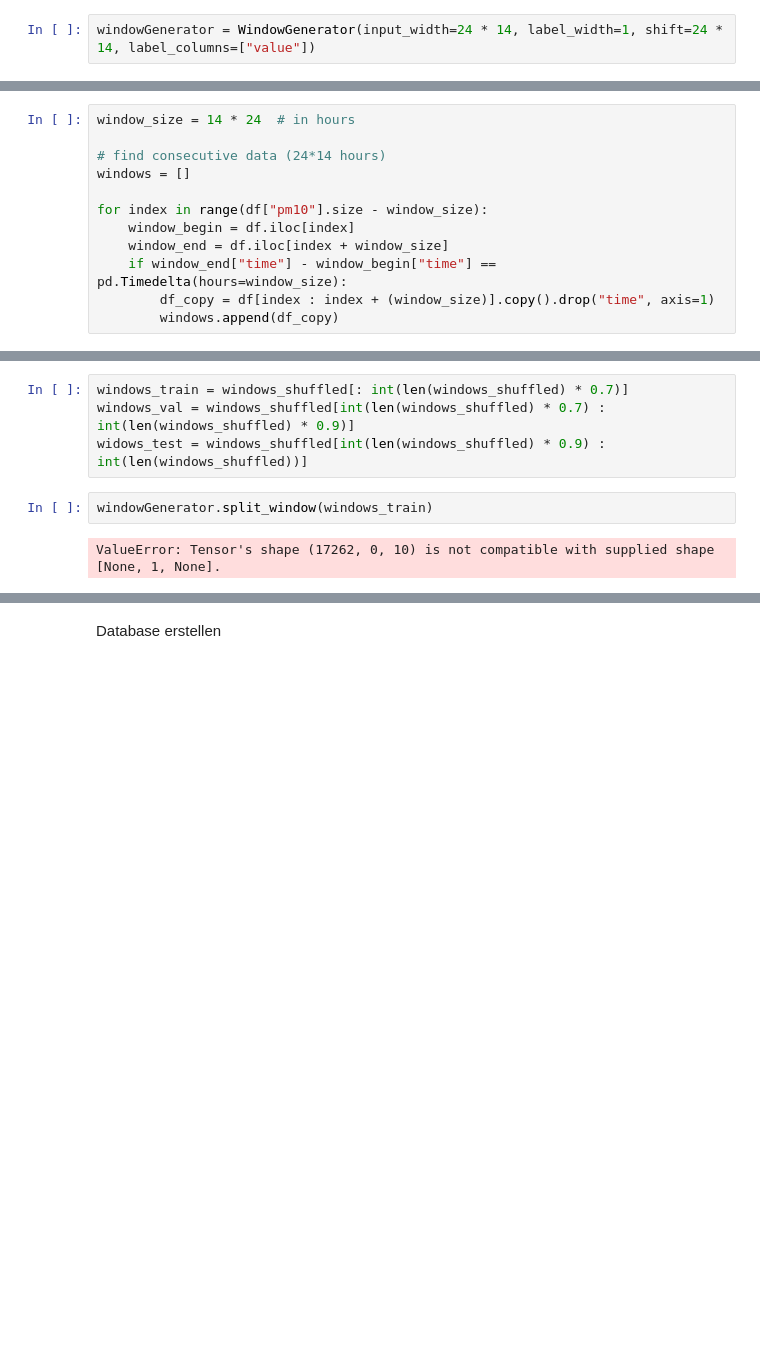
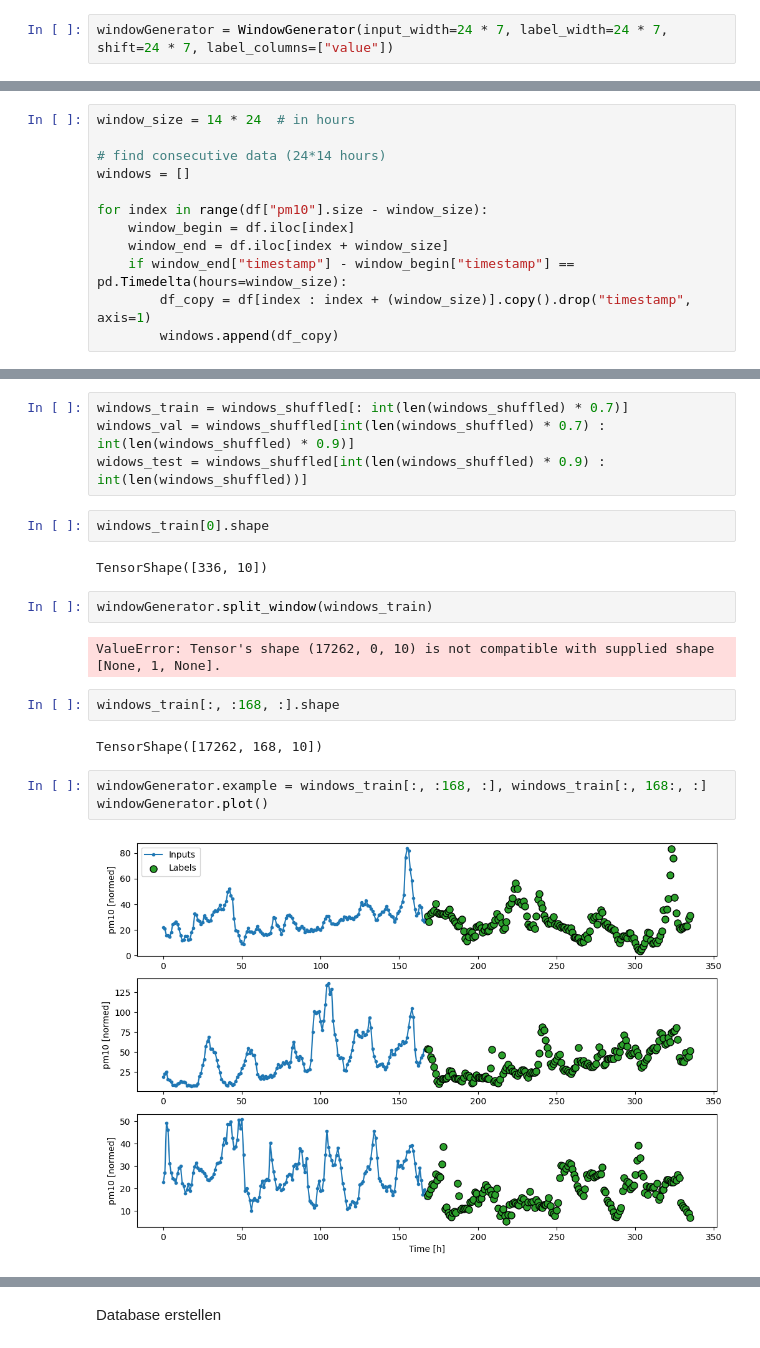
Before and after one commit to TheisNiklas/particulate-matter-prediction, a Jupyter notebook: src/model/tensorflowTesting.ipynb, the cells around one changed output, grey strips where cells are left out. Saved outputs shown, nothing was run; the diff lists cells and outputs as text; blank space fills up the shorter version.

Commit message:
build class Window Generator and implemented plot functionality and train, val, test split
Co-authored-by: Niklas Theis <TheisNiklas@users.noreply.github.com>

```diff
--- a/src/model/tensorflowTesting.ipynb
+++ b/src/model/tensorflowTesting.ipynb
@@ -246,7 +246,7 @@ class WindowGenerator:
             ]
         )
 # %%
-windowGenerator = WindowGenerator(input_width=24 * 14, label_width=1, shift=24 * 14, label_columns=["value"])
+windowGenerator = WindowGenerator(input_width=24 * 7, label_width=24 * 7, shift=24 * 7, label_columns=["value"])
 # %%
 def split_window(self, features):
     inputs = features[:, self.input_slice, :]
@@ -274,8 +325,8 @@ windows = []
 for index in range(df["pm10"].size - window_size):
     window_begin = df.iloc[index]
     window_end = df.iloc[index + window_size]
-    if window_end["time"] - window_begin["time"] == pd.Timedelta(hours=window_size):
-        df_copy = df[index : index + (window_size)].copy().drop("time", axis=1)
+    if window_end["timestamp"] - window_begin["timestamp"] == pd.Timedelta(hours=window_size):
+        df_copy = df[index : index + (window_size)].copy().drop("timestamp", axis=1)
         windows.append(df_copy)
 # %%
 pd.DataFrame(windows[1])
@@ -323,7 +367,20 @@ Split windows into train, validation and test
 windows_train = windows_shuffled[: int(len(windows_shuffled) * 0.7)]
 windows_val = windows_shuffled[int(len(windows_shuffled) * 0.7) : int(len(windows_shuffled) * 0.9)]
 widows_test = windows_shuffled[int(len(windows_shuffled) * 0.9) : int(len(windows_shuffled))]
+# %%
+windows_train[0].shape
+# %% [output]
+TensorShape([336, 10])
 # %%
 windowGenerator.split_window(windows_train)
 # %% [output]
 ValueError: Tensor's shape (17262, 0, 10) is not compatible with supplied shape [None, 1, None].
+# %%
+windows_train[:, :168, :].shape
+# %% [output]
+TensorShape([17262, 168, 10])
+# %%
+windowGenerator.example = windows_train[:, :168, :], windows_train[:, 168:, :]
+windowGenerator.plot()
+# %% [output]
+[figure, added]
```
Also changed, not shown: parts of 8 cells of this notebook, 3 other files.
